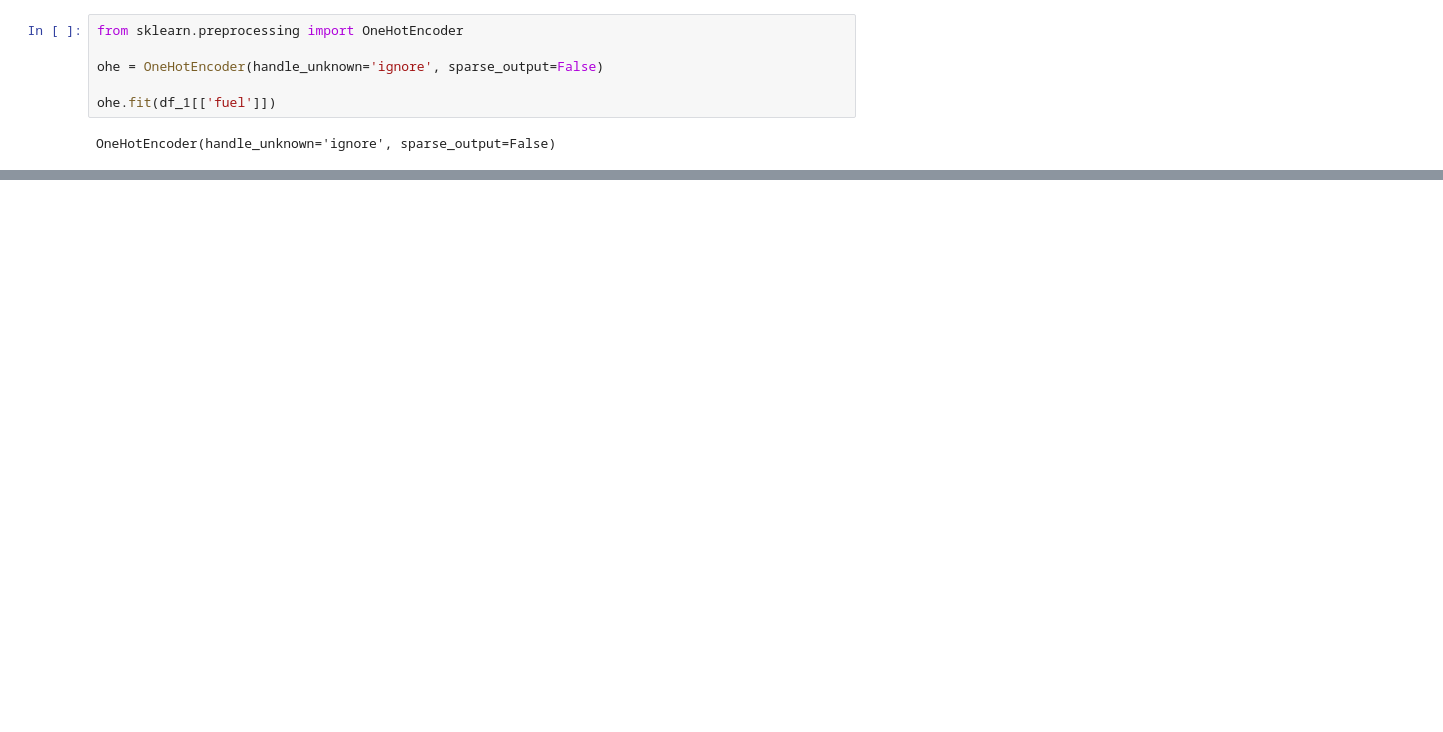
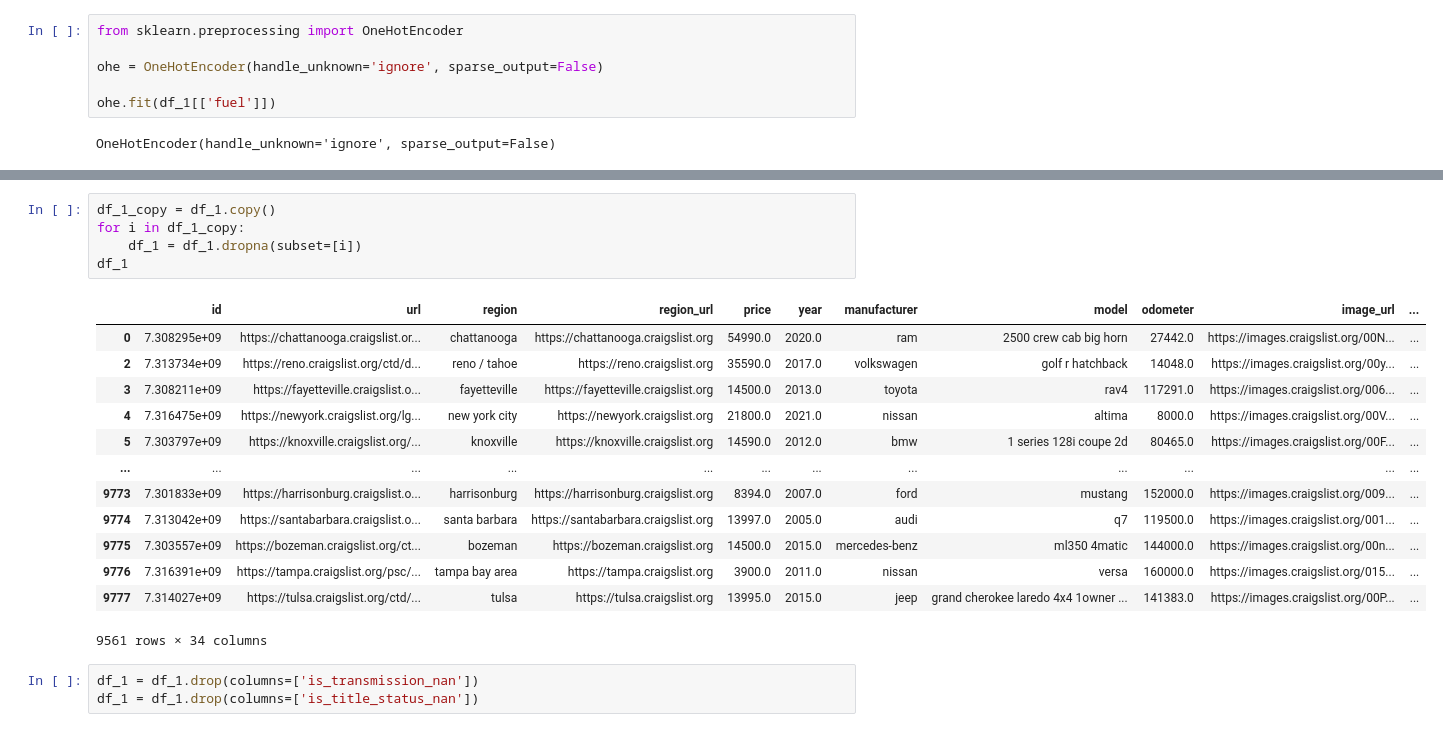
Before and after one commit to Ziyo78/homeworks, a Jupyter notebook: future_engneerning.ipynb, the cells around one changed output, grey strips where cells are left out. Cells and saved outputs as stored; diff of their text form; blank space fills up the shorter version.

```diff
--- a/future_engneerning.ipynb
+++ b/future_engneerning.ipynb
@@ -444,0 +496,22 @@ array(['x0_diesel', 'x1_nan', 'x2_gas', ..., 'x9997_gas', 'x9998_hybrid',
+# %%
+df_1_copy = df_1.copy()
+for i in df_1_copy:
+    df_1 = df_1.dropna(subset=[i])
+df_1
+# %% [output]
+|  | id | url | region | region_url | price | year | manufacturer | model | odometer | image_url | ... |
+| 0 | 7.308295e+09 | https://chattanooga.craigslist.or... | chattanooga | https://chattanooga.craigslist.org | 54990.0 | 2020.0 | ram | 2500 crew cab big horn | 27442.0 | https://images.craigslist.org/00N... | ... |
+| 2 | 7.313734e+09 | https://reno.craigslist.org/ctd/d... | reno / tahoe | https://reno.craigslist.org | 35590.0 | 2017.0 | volkswagen | golf r hatchback | 14048.0 | https://images.craigslist.org/00y... | ... |
+| 3 | 7.308211e+09 | https://fayetteville.craigslist.o... | fayetteville | https://fayetteville.craigslist.org | 14500.0 | 2013.0 | toyota | rav4 | 117291.0 | https://images.craigslist.org/006... | ... |
+| 4 | 7.316475e+09 | https://newyork.craigslist.org/lg... | new york city | https://newyork.craigslist.org | 21800.0 | 2021.0 | nissan | altima | 8000.0 | https://images.craigslist.org/00V... | ... |
+| 5 | 7.303797e+09 | https://knoxville.craigslist.org/... | knoxville | https://knoxville.craigslist.org | 14590.0 | 2012.0 | bmw | 1 series 128i coupe 2d | 80465.0 | https://images.craigslist.org/00F... | ... |
+| ... | ... | ... | ... | ... | ... | ... | ... | ... | ... | ... | ... |
+| 9773 | 7.301833e+09 | https://harrisonburg.craigslist.o... | harrisonburg | https://harrisonburg.craigslist.org | 8394.0 | 2007.0 | ford | mustang | 152000.0 | https://images.craigslist.org/009... | ... |
+| 9774 | 7.313042e+09 | https://santabarbara.craigslist.o... | santa barbara | https://santabarbara.craigslist.org | 13997.0 | 2005.0 | audi | q7 | 119500.0 | https://images.craigslist.org/001... | ... |
+| 9775 | 7.303557e+09 | https://bozeman.craigslist.org/ct... | bozeman | https://bozeman.craigslist.org | 14500.0 | 2015.0 | mercedes-benz | ml350 4matic | 144000.0 | https://images.craigslist.org/00n... | ... |
+| 9776 | 7.316391e+09 | https://tampa.craigslist.org/psc/... | tampa bay area | https://tampa.craigslist.org | 3900.0 | 2011.0 | nissan | versa | 160000.0 | https://images.craigslist.org/015... | ... |
+| 9777 | 7.314027e+09 | https://tulsa.craigslist.org/ctd/... | tulsa | https://tulsa.craigslist.org | 13995.0 | 2015.0 | jeep | grand cherokee laredo 4x4 1owner ... | 141383.0 | https://images.craigslist.org/00P... | ... |
+9561 rows × 34 columns
+# %%
+df_1 = df_1.drop(columns=['is_transmission_nan'])
+df_1 = df_1.drop(columns=['is_title_status_nan'])
```
Also changed, not shown: parts of 22 cells of this notebook.
